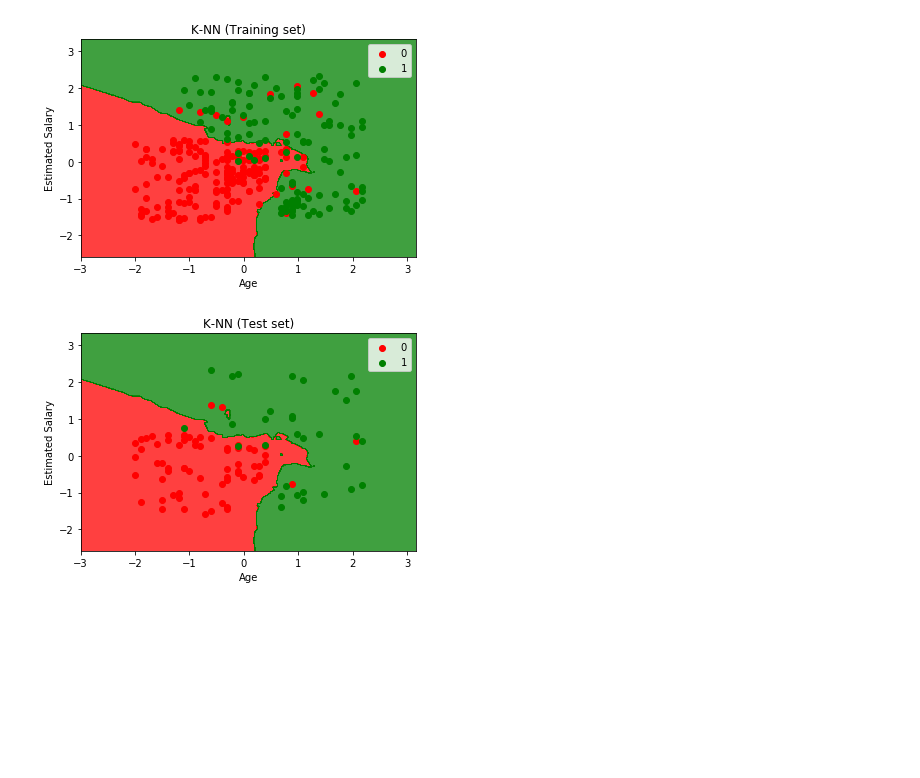
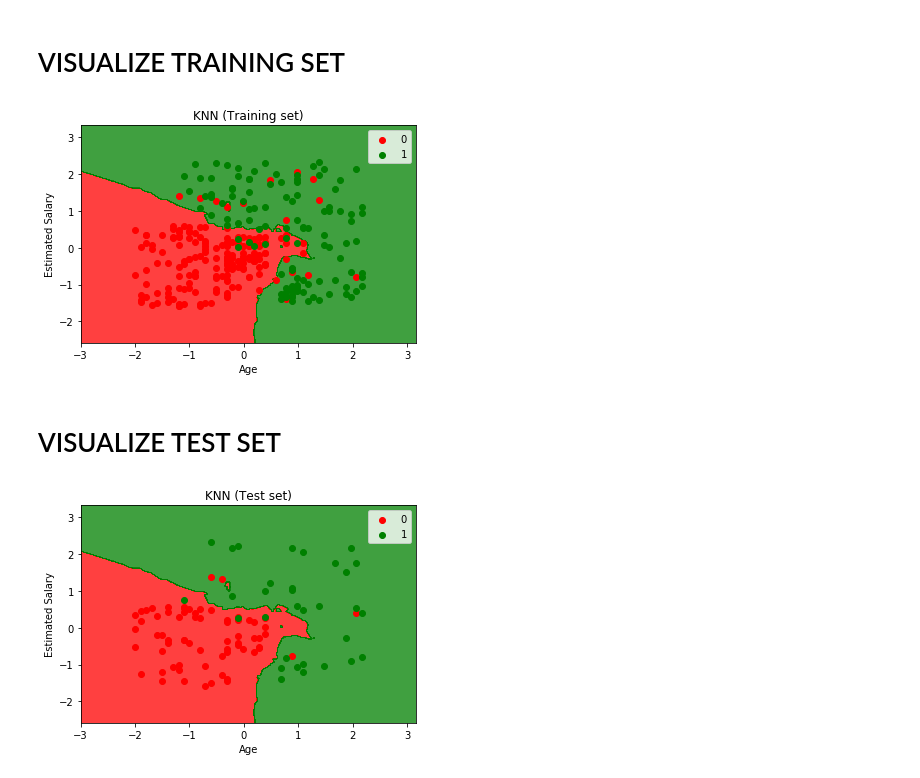
Before and after one commit to ErylKennVictorino/Python_Codes_from_Machine_Learning_A_to_Z_on_Udemy, a Jupyter notebook: 03 Classification/03.02 K-Nearest Neighbors (KNN) Classification.ipynb, the cells around one changed output. Saved outputs shown, nothing was run; the diff lists cells and outputs as text; code cells hidden in the pictures; blank space fills up the shorter version.

```diff
--- a/03 Classification/03.02 K-Nearest Neighbors (KNN) Classification.ipynb
+++ b/03 Classification/03.02 K-Nearest Neighbors (KNN) Classification.ipynb
@@ -25,5 +30,4 @@ X_train, X_test, y_train, y_test = train_test_split(X, y, test_size = 0.25, rand
 # %%
-#   FEATURE SCALING
 sc = StandardScaler()
-X_train = sc.fit_transform(X_train)
-X_test = sc.transform(X_test)
+X_train = sc.fit_transform(X_train.astype(float))
+X_test = sc.transform(X_test.astype(float))
@@ -45,24 +72,26 @@ cm
+# %% [markdown]
+# VISUALIZE TRAINING SET
 # %%
-#   VISUALIZE TRAINING SET
 X_set, y_set = X_train, y_train
 X1, X2 = np.meshgrid(np.arange(start = X_set[:, 0].min() - 1, stop = X_set[:, 0].max() + 1, step = 0.01),
                      np.arange(start = X_set[:, 1].min() - 1, stop = X_set[:, 1].max() + 1, step = 0.01))
 plt.contourf(X1, X2, classifier.predict(np.array([X1.ravel(), X2.ravel()]).T).reshape(X1.shape),
              alpha = 0.75, cmap = ListedColormap(('red', 'green')))
 plt.xlim(X1.min(), X1.max())
 plt.ylim(X2.min(), X2.max())
 for i, j in enumerate(np.unique(y_set)):
     plt.scatter(X_set[y_set == j, 0], X_set[y_set == j, 1],
-                c = ListedColormap(('red', 'green'))(i), label = j)
-plt.title('K-NN (Training set)')
+                c = [ListedColormap(('red', 'green'))(i)], label = j)
+plt.title('KNN (Training set)')
 plt.xlabel('Age')
 plt.ylabel('Estimated Salary')
 plt.legend()
 plt.show()
 # %% [output]
-[figure, old version]
+[figure, new version]
+# %% [markdown]
+# VISUALIZE TEST SET
 # %%
-#   VISUALIZE TEST SET
 X_set, y_set = X_test, y_test
 X1, X2 = np.meshgrid(np.arange(start = X_set[:, 0].min() - 1, stop = X_set[:, 0].max() + 1, step = 0.01),
                      np.arange(start = X_set[:, 1].min() - 1, stop = X_set[:, 1].max() + 1, step = 0.01))
@@ -72,11 +101,11 @@ plt.xlim(X1.min(), X1.max())
 plt.ylim(X2.min(), X2.max())
 for i, j in enumerate(np.unique(y_set)):
     plt.scatter(X_set[y_set == j, 0], X_set[y_set == j, 1],
-                c = ListedColormap(('red', 'green'))(i), label = j)
-plt.title('K-NN (Test set)')
+                c = [ListedColormap(('red', 'green'))(i)], label = j)
+plt.title('KNN (Test set)')
 plt.xlabel('Age')
 plt.ylabel('Estimated Salary')
 plt.legend()
 plt.show()
 # %% [output]
-[figure, old version]
+[figure, new version]
```
Also changed, not shown: parts of 19 cells of this notebook, 6 other files.
